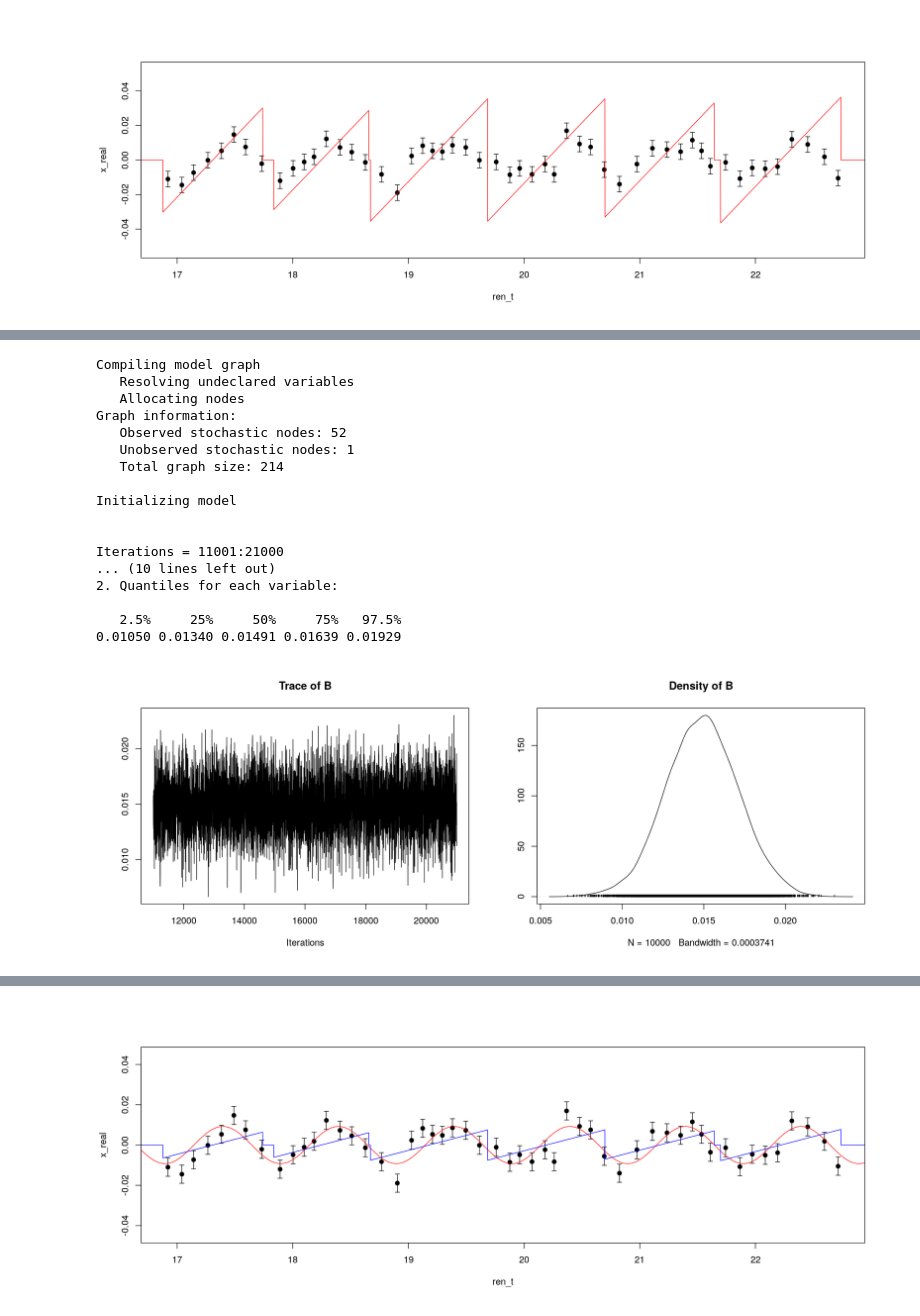
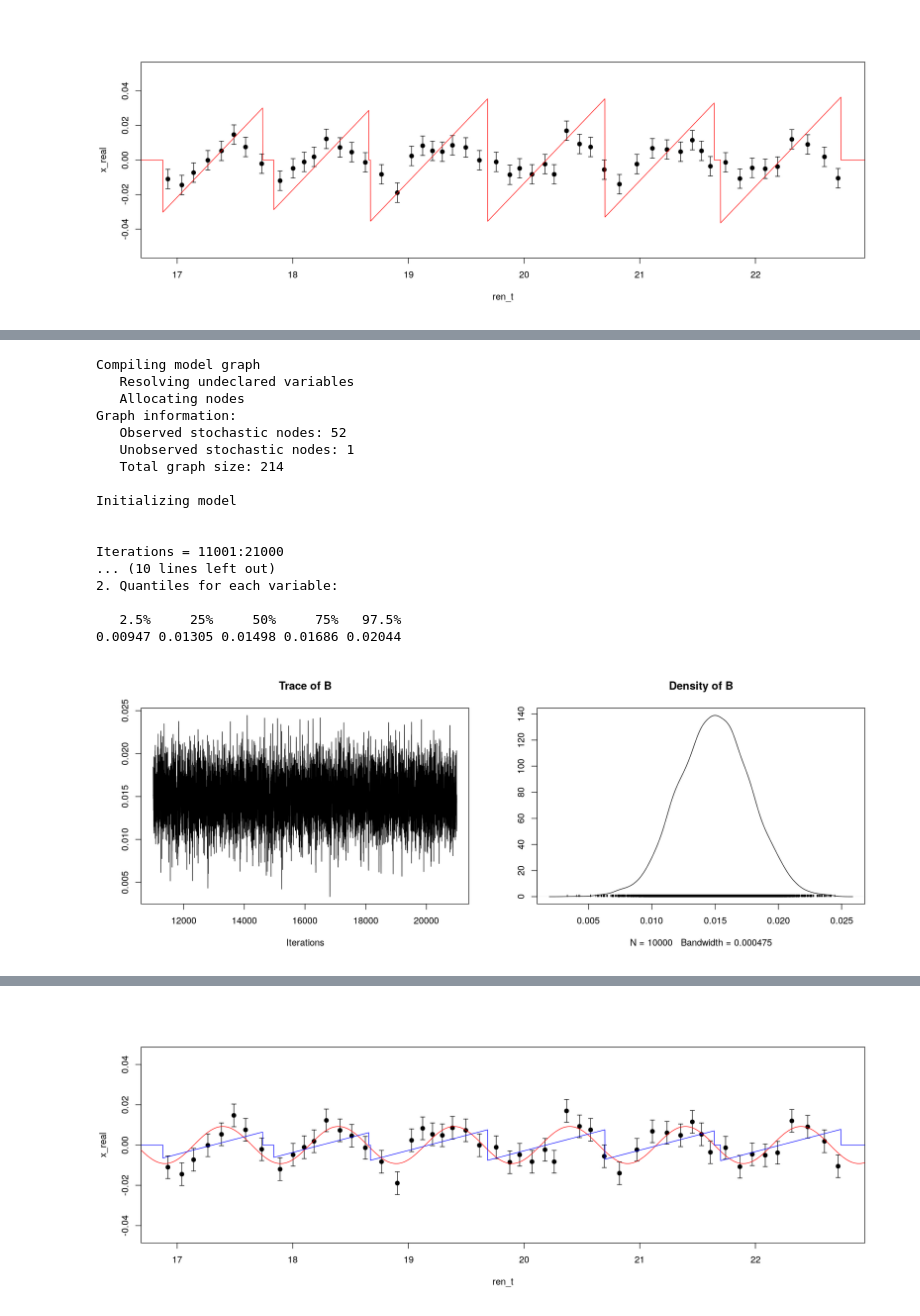
Before and after one commit to piacent/bayes_analysis, a Jupyter notebook: DAMA_Bayes_realdata_3.R.ipynb, the cells around one changed output, grey strips where cells are left out. Saved outputs shown, nothing was run; the diff lists cells and outputs as text; code cells hidden in the pictures.

```diff
--- a/DAMA_Bayes_realdata_3.R.ipynb
+++ b/DAMA_Bayes_realdata_3.R.ipynb
@@ -89,7 +89,7 @@ for (i in 1:N_r) {
     } else if (t_real[i]< 5800 && t_real[i] > 3000) {
         sd_real[i] <- 0.015/2
     } else if (t_real[i]>= 5800) {
-        sd_real[i] <- 0.009/2
+        sd_real[i] <- 0.009/2/0.8
     }
 
 }
@@ -261,7 +297,9 @@ Iterations = 11001:21000
 #max_phisaw   <- 0.0001
 max_Aosaw     <- 0.05
 max_Bosaw     <- 0.1
+sc_B          <- 0.1
 max_phiosaw   <- 2 * pi
+
 
 modello_osaw    <-    "ONLYSAW.bug" # file con modello di puro segnale
 
@@ -283,6 +321,7 @@ fitInput_r_osaw$pi     <- pi
 fitInput_r_osaw$max_A   <- max_Aosaw
 fitInput_r_osaw$max_phi <- max_phiosaw
 fitInput_r_osaw$max_B   <- max_Bosaw
+fitInput_r_osaw$sc_B    <- sc_B
 
 
 m_osaw_r <- jags.model(modello_osaw,
@@ -315,21 +356,21 @@ Warning message in jags.model(modello_osaw, fitInput_r_osaw, model_osaw_init):
 Compiling model graph
    Resolving undeclared variables
    Allocating nodes
 Graph information:
    Observed stochastic nodes: 52
    Unobserved stochastic nodes: 1
    Total graph size: 214
 
 Initializing model
 
 
 Iterations = 11001:21000
 ... (10 lines left out)
 2. Quantiles for each variable:
 
    2.5%     25%     50%     75%   97.5%
-0.01050 0.01340 0.01491 0.01639 0.01929
+0.00947 0.01305 0.01498 0.01686 0.02044
-[figure, old version]
+[figure, new version]
 # %%
 # First rough extimations of odds factors
 
```
Also changed, not shown: parts of 29 cells of this notebook, 6 other files.
